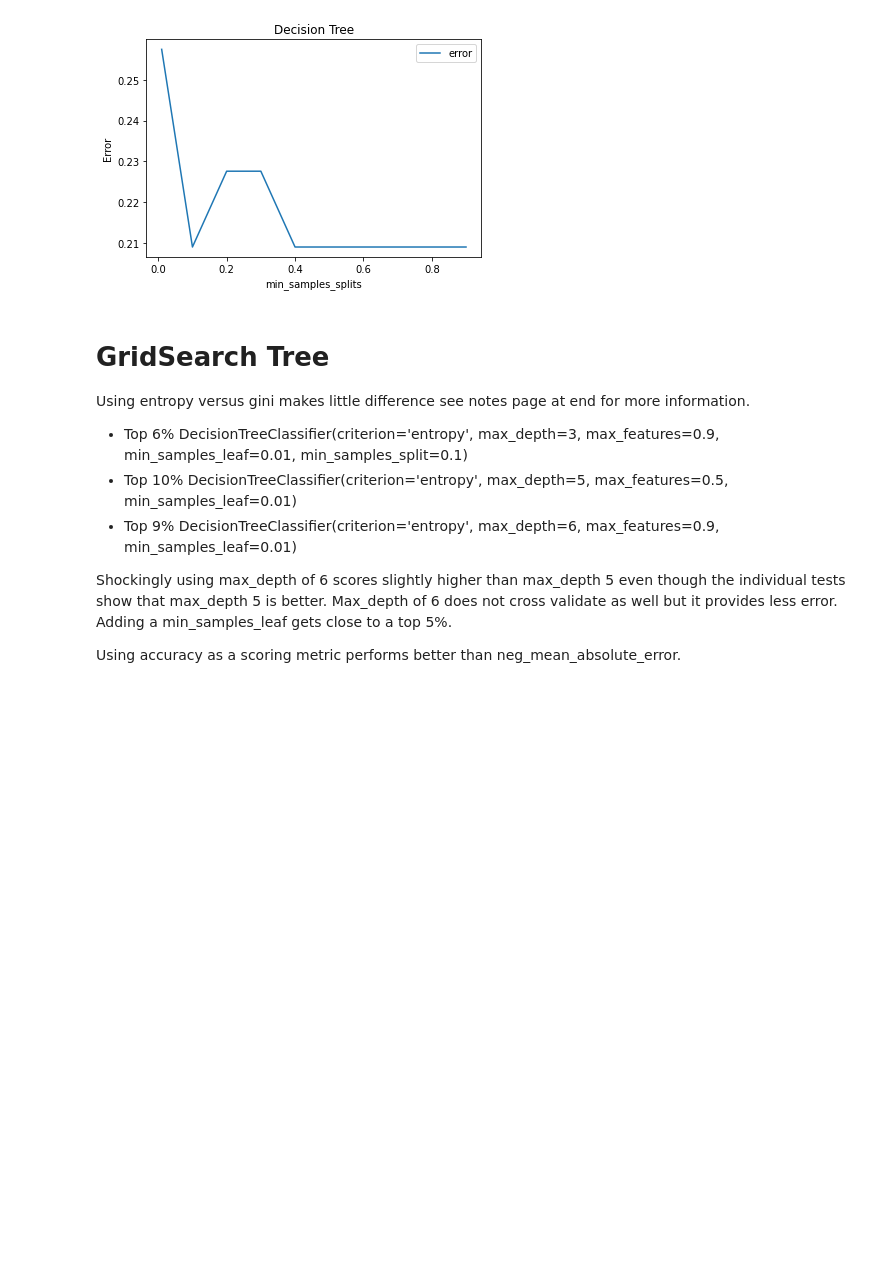
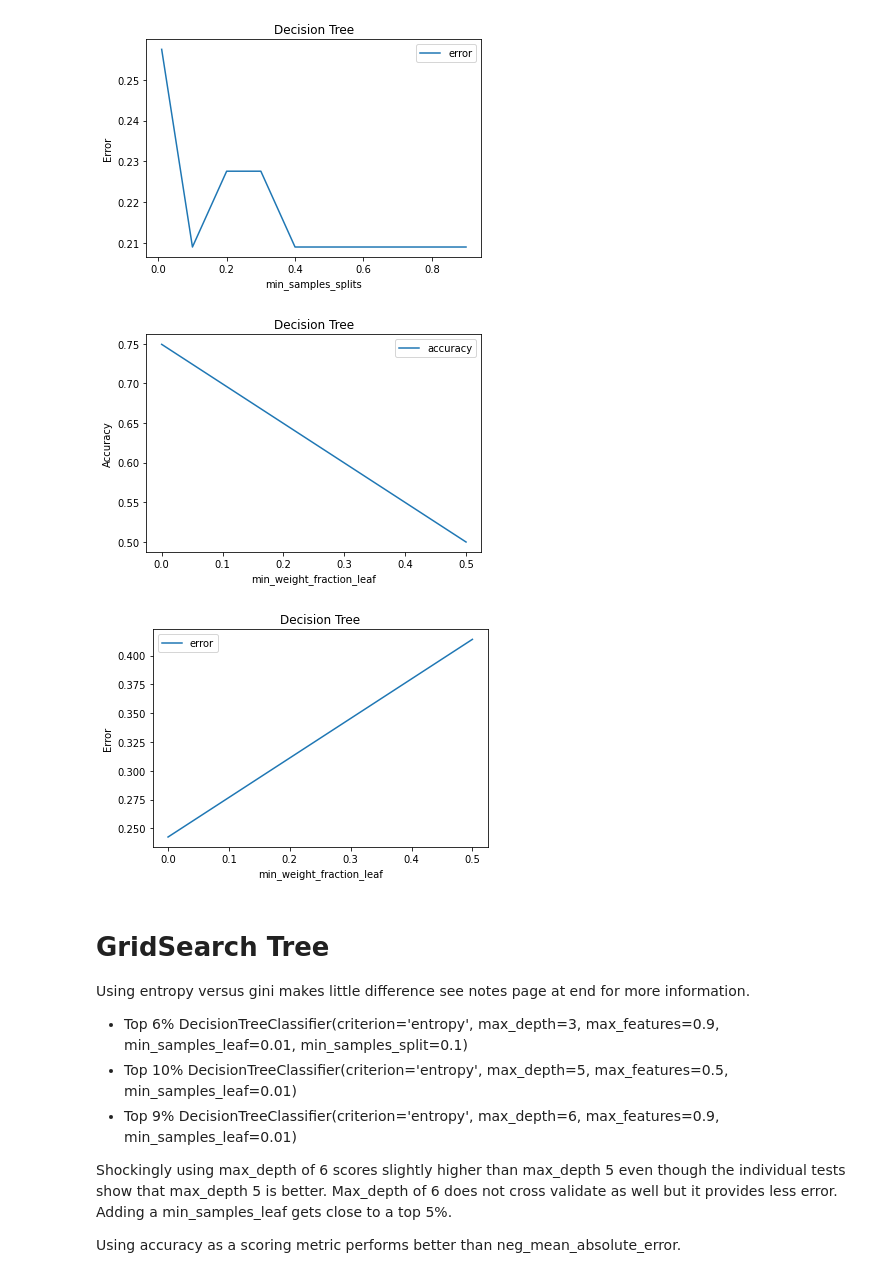
Before and after one commit to ScottySchmidt/MachineLearning, a Jupyter notebook: dtree.ipynb, the cells around one changed output. Cells and saved outputs as stored; diff of their text form; code cells hidden in the pictures; blank space fills up the shorter version.

```diff
--- a/dtree.ipynb
+++ b/dtree.ipynb
@@ -342,6 +341,40 @@ minSplit()
 # %% [output]
 [figure]
 [figure]
+# %%
+def minWeight():
+    name='min_weight_fraction_leaf'
+    numbers =[0, 0.5]
+    accList=[]
+    maeList=[]
+
+    for n in numbers:
+        tree = DecisionTreeClassifier(min_weight_fraction_leaf=n, random_state=42)
+        tree.fit(X_train, y_train)
+        y_pred = tree.predict(X_test)
+        mae = mean_absolute_error(y_test, y_pred).round(4)
+        treeAUC = round( metrics.roc_auc_score(y_test, y_pred), 4 )
+        maeList.append(mae)
+        accList.append(treeAUC)
+        #print(d, " max_depth || AUC ", treeAUC, " || MAE: ", mae)
+
+    plt.plot(numbers,accList, label="accuracy")
+    plt.title('Decision Tree')
+    plt.xlabel(name)
+    plt.ylabel('Accuracy')
+    plt.legend()
+    plt.show()
+
+    plt.plot(numbers,maeList, label="error")
+    plt.title('Decision Tree')
+    plt.xlabel(name)
+    plt.ylabel('Error')
+    plt.legend()
+    plt.show()
+minWeight()
+# %% [output]
+[figure, added]
+[figure, added]
 # %% [markdown]
 # GridSearch Tree
 Using entropy versus gini makes little difference see notes page at end for more information.
```
Also changed, not shown: parts of 7 cells of this notebook.
